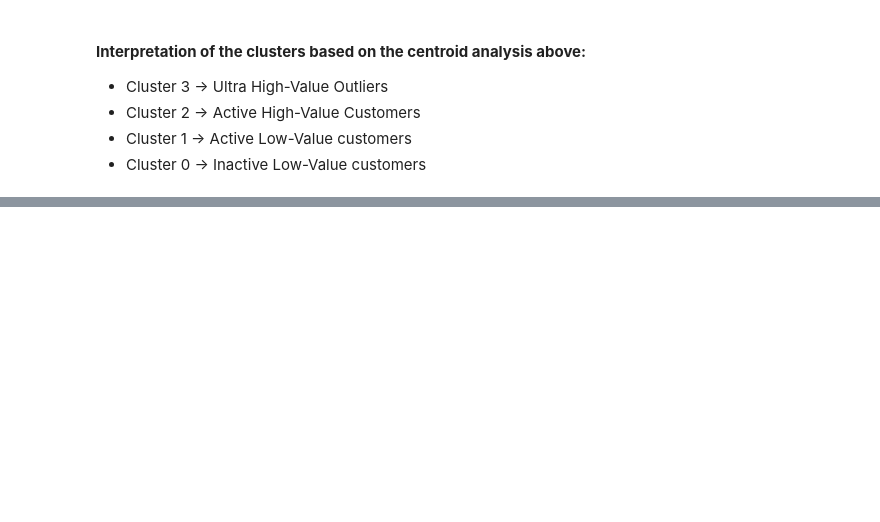
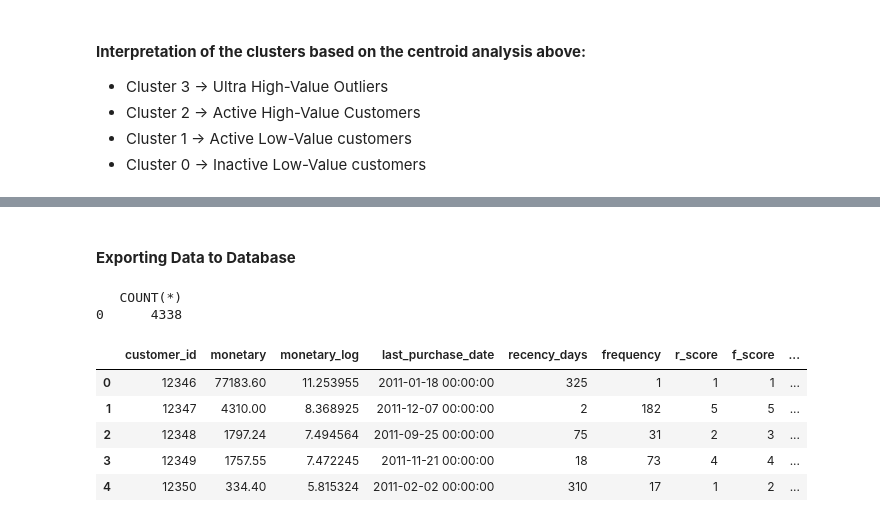
Before and after one commit to gosaindeeksha/e-commerce_sales_and_customer_segmentation, a Jupyter notebook: notebooks/kmeans_segmentation.ipynb, the cells around one changed output, grey strips where cells are left out. Drawn from its saved outputs; the diff is of its cells as text; code cells hidden in the pictures; blank space fills up the shorter version.

```diff
--- a/notebooks/kmeans_segmentation.ipynb
+++ b/notebooks/kmeans_segmentation.ipynb
@@ -115,0 +147,15 @@ cluster_profile
+# %% [markdown]
+<h4><b>Exporting Data to Database</b></h4>
+# %%
+rfm.to_sql("rfm_customers",conn,if_exists="replace",index=False)
+print(pd.read_sql("SELECT COUNT(*) FROM rfm_customers",conn))
+pd.read_sql("SELECT * FROM rfm_customers LIMIT 5", conn)
+# %% [output]
+   COUNT(*)
+0      4338
+|  | customer_id | monetary | monetary_log | last_purchase_date | recency_days | frequency | r_score | f_score | ... |
+| 0 | 12346 | 77183.60 | 11.253955 | 2011-01-18 00:00:00 | 325 | 1 | 1 | 1 | ... |
+| 1 | 12347 | 4310.00 | 8.368925 | 2011-12-07 00:00:00 | 2 | 182 | 5 | 5 | ... |
+| 2 | 12348 | 1797.24 | 7.494564 | 2011-09-25 00:00:00 | 75 | 31 | 2 | 3 | ... |
+| 3 | 12349 | 1757.55 | 7.472245 | 2011-11-21 00:00:00 | 18 | 73 | 4 | 4 | ... |
+| 4 | 12350 | 334.40 | 5.815324 | 2011-02-02 00:00:00 | 310 | 17 | 1 | 2 | ... |
```
Also changed, not shown: parts of 4 cells of this notebook, 2 other files.
